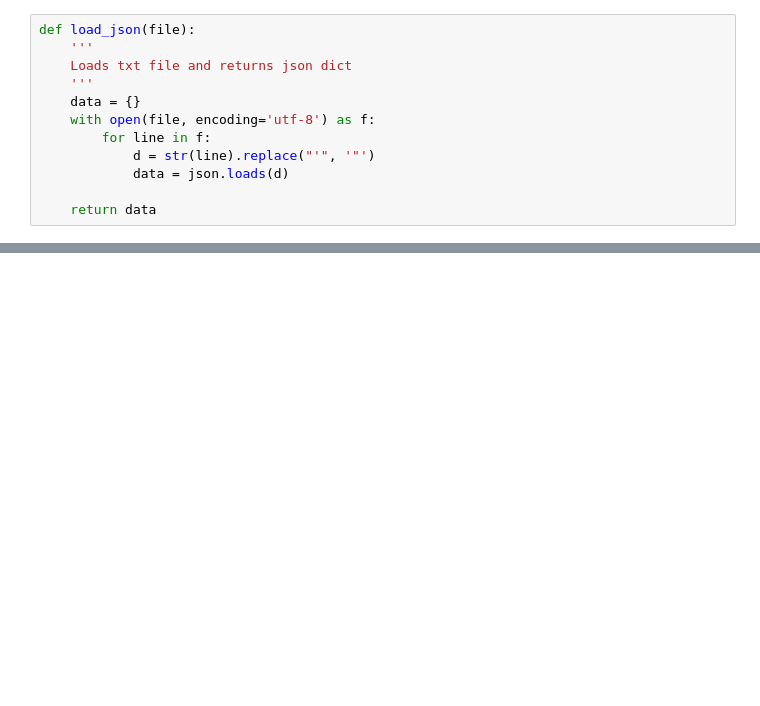
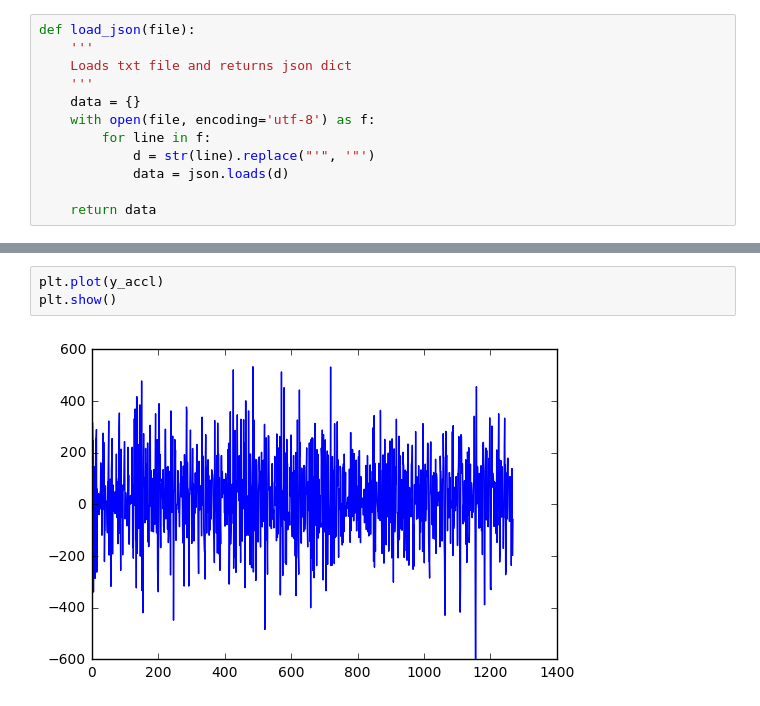
Before and after one commit to ratulesrar3/mobilecomputing, a Jupyter notebook: lab1/data_wrangling.ipynb, the cells around one changed output, grey strips where cells are left out. Cells and saved outputs as stored; diff of their text form; blank space fills up the shorter version.

```diff
--- a/lab1/data_wrangling.ipynb
+++ b/lab1/data_wrangling.ipynb
@@ -37,0 +136,5 @@ for x in data['seq']:
+# %%
+plt.plot(y_accl)
+plt.show()
+# %% [output]
+[figure, added]
```
Also changed, not shown: parts of 8 cells of this notebook.
